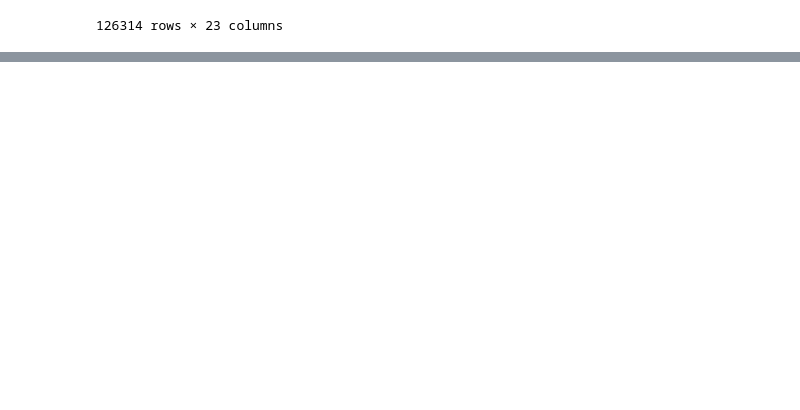
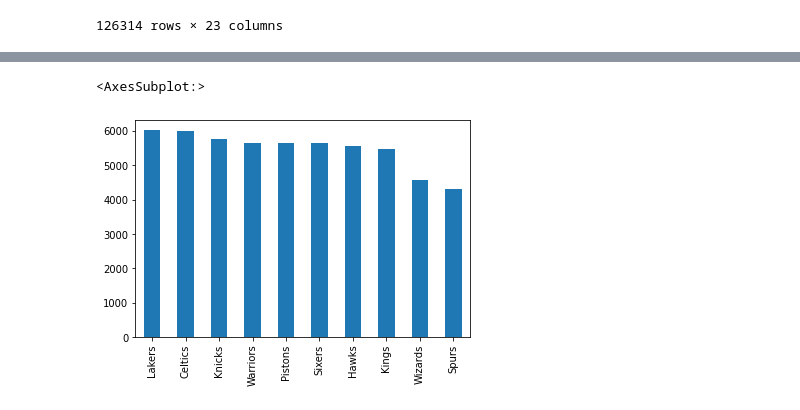
Before and after one commit to lutfiadam97/learning_journal_data_science, a Jupyter notebook: phase_0/jupyter_notebook/lecture_pandas_siang.ipynb, the cells around one changed output, grey strips where cells are left out. Cells and saved outputs as stored; diff of their text form; code cells hidden in the pictures; blank space fills up the shorter version.

```diff
--- a/phase_0/jupyter_notebook/lecture_pandas_siang.ipynb
+++ b/phase_0/jupyter_notebook/lecture_pandas_siang.ipynb
@@ -417,0 +689,5 @@ nba.head(2)
+# %%
+nba["fran_id"].value_counts().head(10).plot(kind='bar') #bar chart
+# %% [output]
+<AxesSubplot:>
+[figure, added]
```
Also changed, not shown: parts of 34 cells of this notebook, 3 other files.
